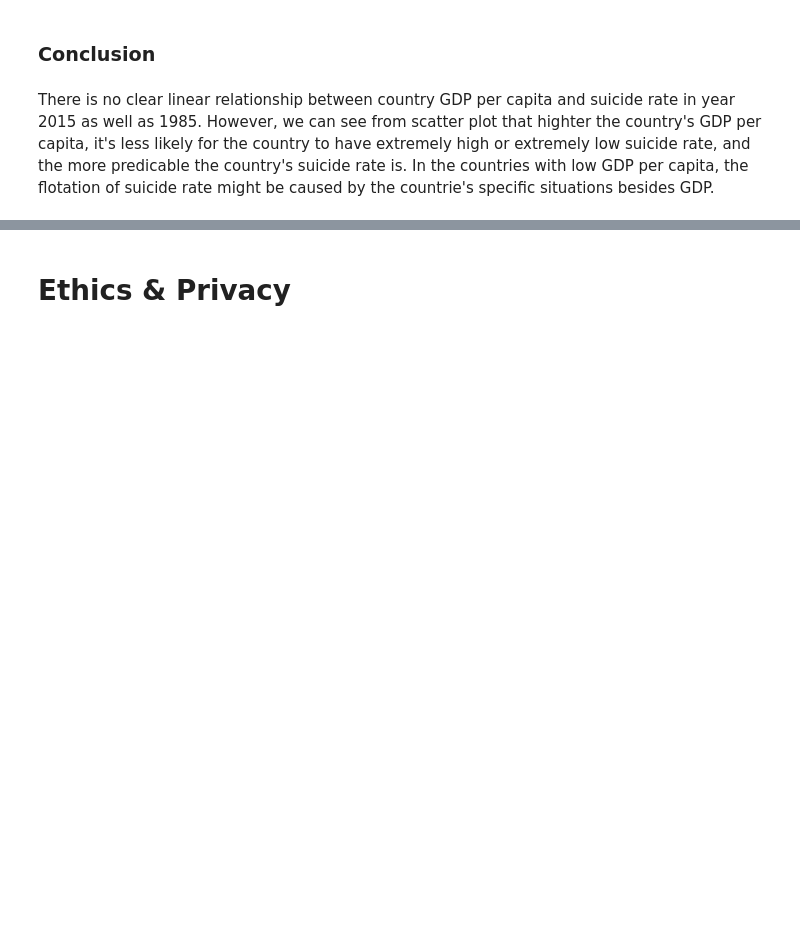
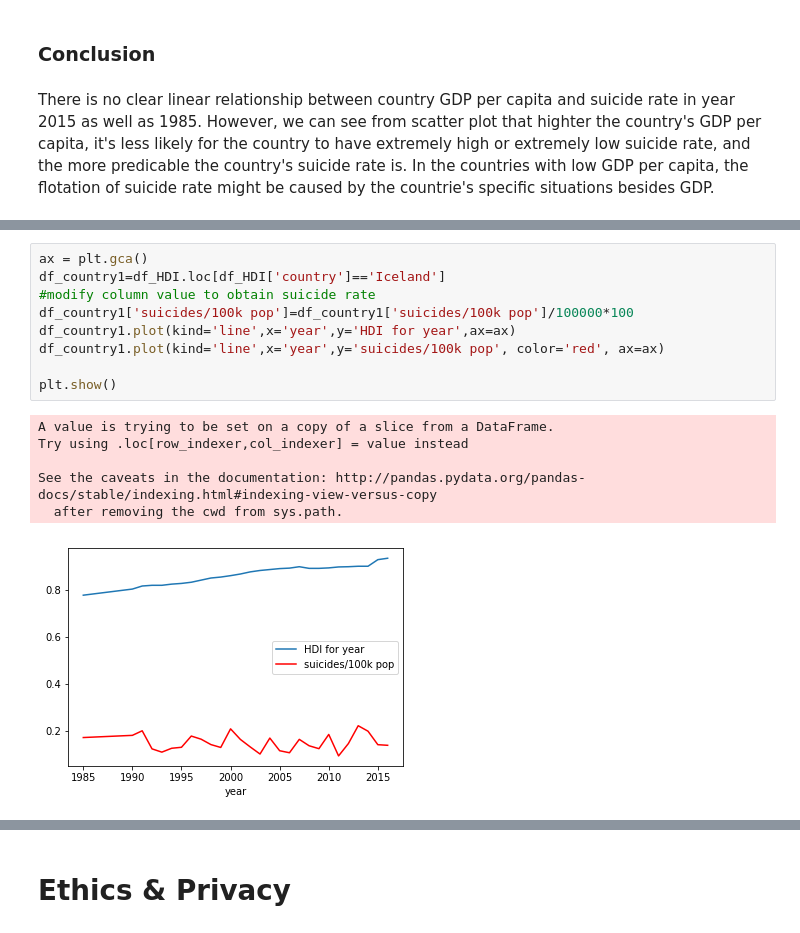
Before and after one commit to YuechenL/COGS108FinalProject, a Jupyter notebook: FinalProject.ipynb, the cells around one changed output, grey strips where cells are left out. Saved outputs shown, nothing was run; the diff lists cells and outputs as text; blank space fills up the shorter version.

```diff
--- a/FinalProject.ipynb
+++ b/FinalProject.ipynb
@@ -427,0 +492,16 @@ There is no clear linear relationship between country GDP per capita and suicide
+# %%
+ax = plt.gca()
+df_country1=df_HDI.loc[df_HDI['country']=='Iceland']
+#modify column value to obtain suicide rate
+df_country1['suicides/100k pop']=df_country1['suicides/100k pop']/100000*100
+df_country1.plot(kind='line',x='year',y='HDI for year',ax=ax)
+df_country1.plot(kind='line',x='year',y='suicides/100k pop', color='red', ax=ax)
+
+plt.show()
+# %% [output]
+A value is trying to be set on a copy of a slice from a DataFrame.
+Try using .loc[row_indexer,col_indexer] = value instead
+
+See the caveats in the documentation: http://pandas.pydata.org/pandas-docs/stable/indexing.html#indexing-view-versus-copy
+  after removing the cwd from sys.path.
+[figure, added]
```
Also changed, not shown: parts of 24 cells of this notebook.
